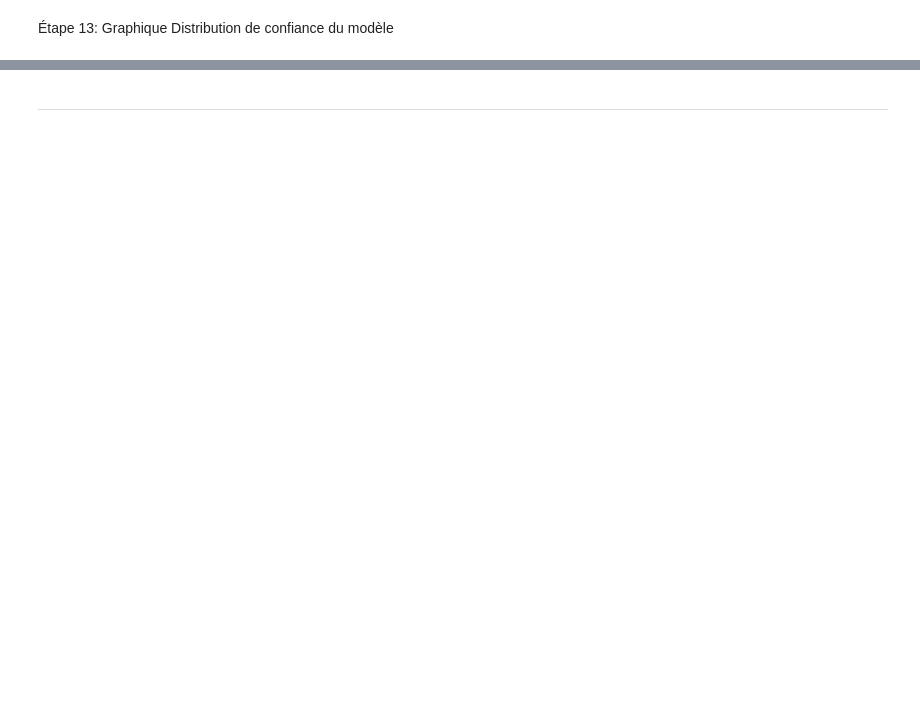
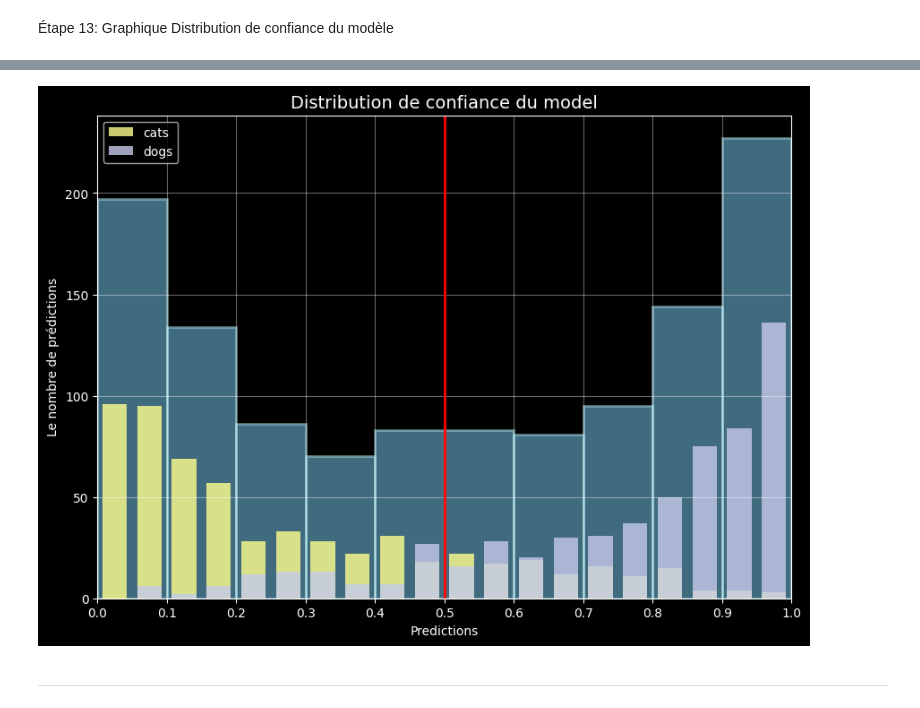
Before and after one commit to snifi65/projetecole, a Jupyter notebook: cats_vs_dogs.ipynb, the cells around one changed output, grey strips where cells are left out. Cells and saved outputs as stored; diff of their text form; code cells hidden in the pictures; blank space fills up the shorter version.

```diff
--- a/cats_vs_dogs.ipynb
+++ b/cats_vs_dogs.ipynb
@@ -370,2 +370,43 @@ confu_mat
 # %% [markdown]
 Étape 13: Graphique Distribution de confiance du modèle
+# %%
+import matplotlib.pyplot as plt #a revoir demain
+import numpy as np
+
+# On active le style sombre pour correspondre à votre image
+plt.style.use('dark_background')
+
+# 1. Calcul des probabilités
+y_pred_proba = model.predict(X_test).flatten()
+
+# 2. Préparation de la figure
+plt.figure(figsize=(10, 7))
+
+# --- Histogramme Global (le contour turquoise en arrière-plan) ---
+# On utilise rwidth pour laisser un petit espace si désiré,
+# ou on joue sur l'edgecolor pour l'effet de bordure.
+plt.hist(y_pred_proba, bins=10, range=(0,1),
+         color='#81D4FA', alpha=0.5, edgecolor='#B2EBF2', linewidth=2)
+
+# --- Histogramme des Chats (y_test == 0) ---
+plt.hist(y_pred_proba[y_test == 0], bins=20, range=(0,1),
+         color='#FFFF8D', alpha=0.8, label='cats', rwidth=0.7)
+
+# --- Histogramme des Chiens (y_test == 1) ---
+plt.hist(y_pred_proba[y_test == 1], bins=20, range=(0,1),
+         color='#C5CAE9', alpha=0.8, label='dogs', rwidth=0.7)
+
+# 3. Personnalisation esthétique
+plt.axvline(0.5, color='red', linestyle='-', linewidth=2) # Ligne de seuil
+plt.title('Distribution de confiance du model', fontsize=14)
+plt.xlabel('Predictions')
+plt.ylabel('Le nombre de prédictions')
+plt.grid(True, linestyle='-', alpha=0.4) # Grille visible comme sur l'image
+plt.legend(loc='upper left', frameon=True)
+
+# Ajustement des axes pour correspondre à l'image
+plt.xlim(0, 1)
+plt.xticks(np.arange(0, 1.1, 0.1))
+
+plt.show()
+# %% [output]
@@ -372,2 +414,3 @@ confu_mat
+[figure, added]
 # %% [markdown]
 ---
```
Also changed, not shown: parts of 7 cells of this notebook.
